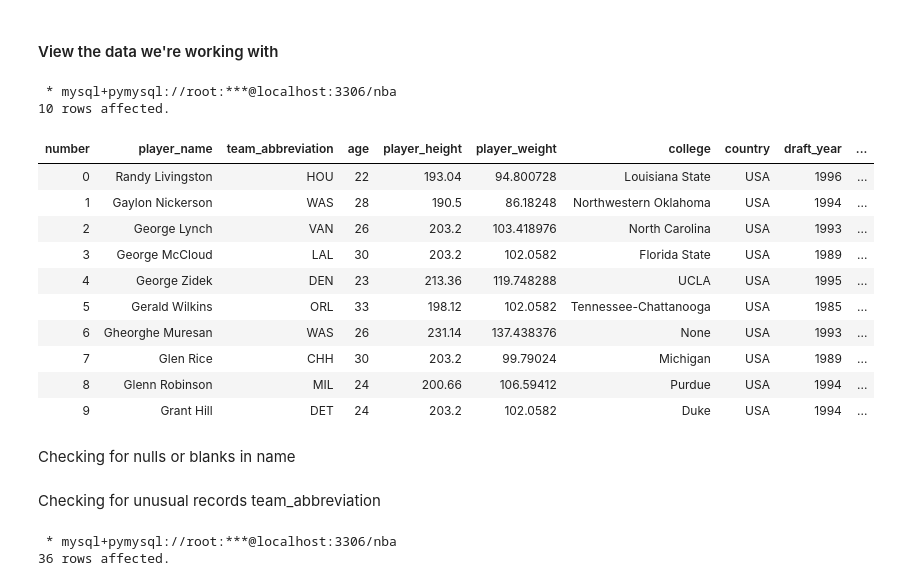
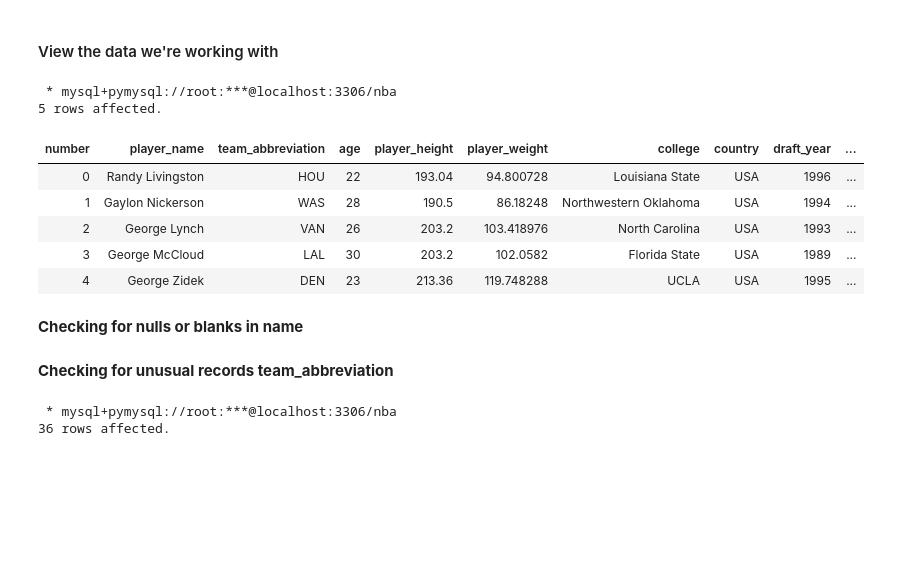
Before and after one commit to JudeIsuruFernando/Crowning-the-GOAT-A-Data-Driven-NBA-Basketball-Analysis, a Jupyter notebook: Notebooks/Cleaning/Data Cleaning Magic SQL.ipynb, the cells around one changed output. Drawn from its saved outputs; the diff is of its cells as text; code cells hidden in the pictures; blank space fills up the shorter version.

```diff
--- a/Notebooks/Cleaning/Data Cleaning Magic SQL.ipynb
+++ b/Notebooks/Cleaning/Data Cleaning Magic SQL.ipynb
@@ -15,28 +15,23 @@
 # %%
 %%sql
 
 SELECT
     *
 FROM
     nba_raw_data_silver
 LIMIT
-    10;
+    5;
 # %% [output]
  * mysql+pymysql://root:***@localhost:3306/nba
-10 rows affected.
+5 rows affected.
 | number | player_name | team_abbreviation | age | player_height | player_weight | college | country | draft_year | ... |
 | 0 | Randy Livingston | HOU | 22 | 193.04 | 94.800728 | Louisiana State | USA | 1996 | ... |
 | 1 | Gaylon Nickerson | WAS | 28 | 190.5 | 86.18248 | Northwestern Oklahoma | USA | 1994 | ... |
 | 2 | George Lynch | VAN | 26 | 203.2 | 103.418976 | North Carolina | USA | 1993 | ... |
 | 3 | George McCloud | LAL | 30 | 203.2 | 102.0582 | Florida State | USA | 1989 | ... |
 | 4 | George Zidek | DEN | 23 | 213.36 | 119.748288 | UCLA | USA | 1995 | ... |
-| 5 | Gerald Wilkins | ORL | 33 | 198.12 | 102.0582 | Tennessee-Chattanooga | USA | 1985 | ... |
-| 6 | Gheorghe Muresan | WAS | 26 | 231.14 | 137.438376 | None | USA | 1993 | ... |
-| 7 | Glen Rice | CHH | 30 | 203.2 | 99.79024 | Michigan | USA | 1989 | ... |
-| 8 | Glenn Robinson | MIL | 24 | 200.66 | 106.59412 | Purdue | USA | 1994 | ... |
-| 9 | Grant Hill | DET | 24 | 203.2 | 102.0582 | Duke | USA | 1994 | ... |
 # %% [markdown]
-Checking for nulls or blanks in name
+**Checking for nulls or blanks in name**
 # %%
 %%sql
 
@@ -48,7 +43,7 @@ WHERE
     player_name IS NULL OR
     player_name = '';
 # %% [markdown]
-Checking for unusual records team_abbreviation
+**Checking for unusual records team_abbreviation**
 # %%
 %%sql
 
```
Also changed, not shown: parts of 37 cells of this notebook, 1 other file.
